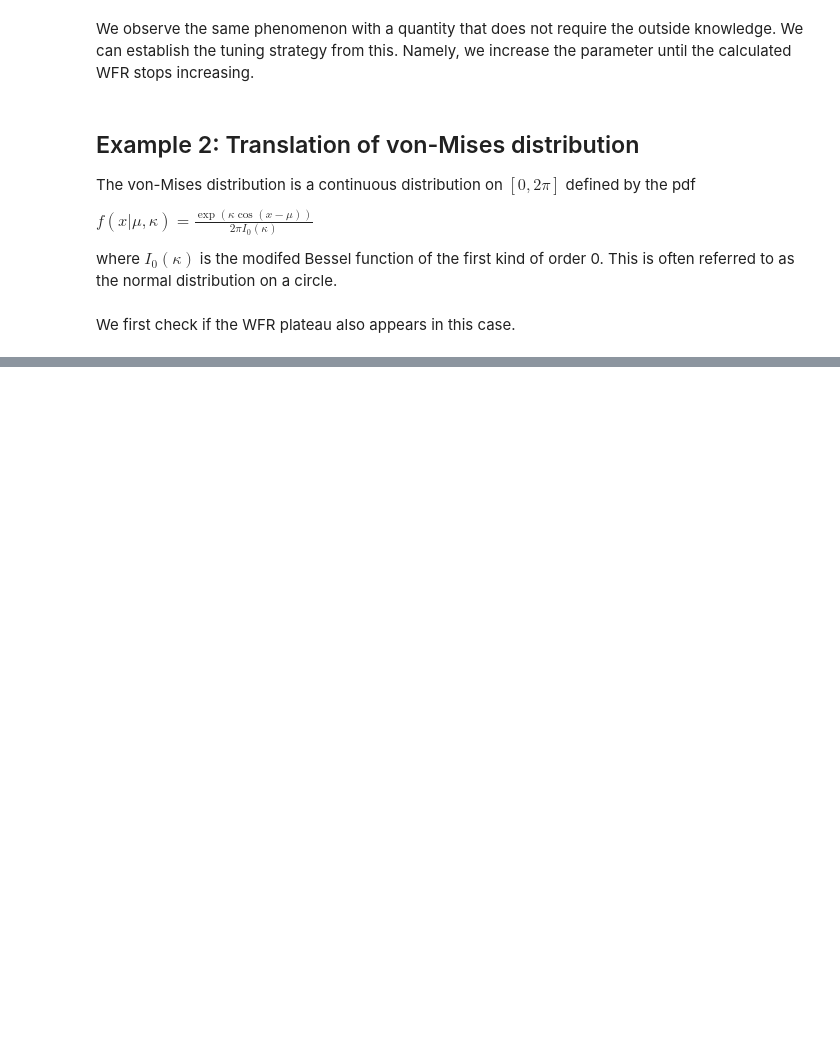
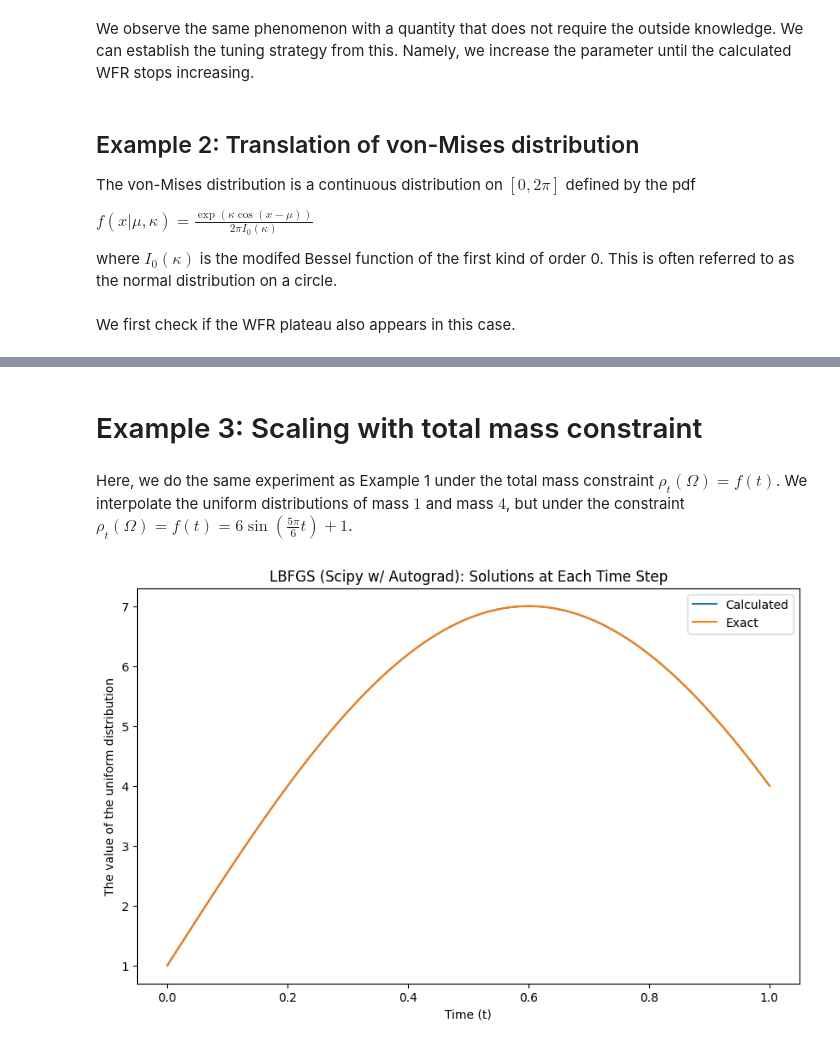
Before and after one commit to mao1756/pdot, a Jupyter notebook: exploratory/wfr_unconstrained_test.ipynb, the cells around one changed output, grey strips where cells are left out. Drawn from its saved outputs; the diff is of its cells as text; code cells hidden in the pictures; blank space fills up the shorter version.

Commit message:
Added Example 3 (Constrained scaling) on the notebook

```diff
--- a/exploratory/wfr_unconstrained_test.ipynb
+++ b/exploratory/wfr_unconstrained_test.ipynb
@@ -244,0 +301,30 @@ We note that the plateau appears much earlier. We will try with the smaller rang
+# %% [markdown]
+# Example 3: Scaling with total mass constraint
+# %% [markdown]
+Here, we do the same experiment as Example 1 under the total mass constraint $\rho_t(\Omega) = f(t)$. We interpolate the uniform distributions of mass $1$ and mass $4$, but under the constraint $\rho_t(\Omega)=f(t) = 6 \sin\left(\frac{5\pi}{6} t\right)+1$.
+# %%
+T = 100
+N = 100
+p1 = np.ones(N)
+p2 = 4*np.ones(N)
+
+
+t = np.linspace(0, 1, T+1)
+H = np.ones((T+1, N))
+F = 6*np.sin((5*np.pi/6)*t)+1
+
+wfr, p, v, z, best_rel = wfr_grid_scipy_tunerel(p1, p2, delta=1, rel_start=1, rel_stop=10, rel_step = 1, T=T, H=H, F=F)
+
+# Plotting
+plt.figure(figsize=(10, 6))
+
+plt.plot(t, p[:, 0], label = 'Calculated')
+plt.plot(t, F, label = 'Exact')
+
+plt.xlabel('Time (t)')
+plt.ylabel('The value of the uniform distribution')
+plt.title('LBFGS (Scipy w/ Autograd): Solutions at Each Time Step')
+plt.legend()
+plt.show()
+# %% [output]
+[figure, added]
```
Also changed, not shown: parts of 17 cells of this notebook, 1 other file.
